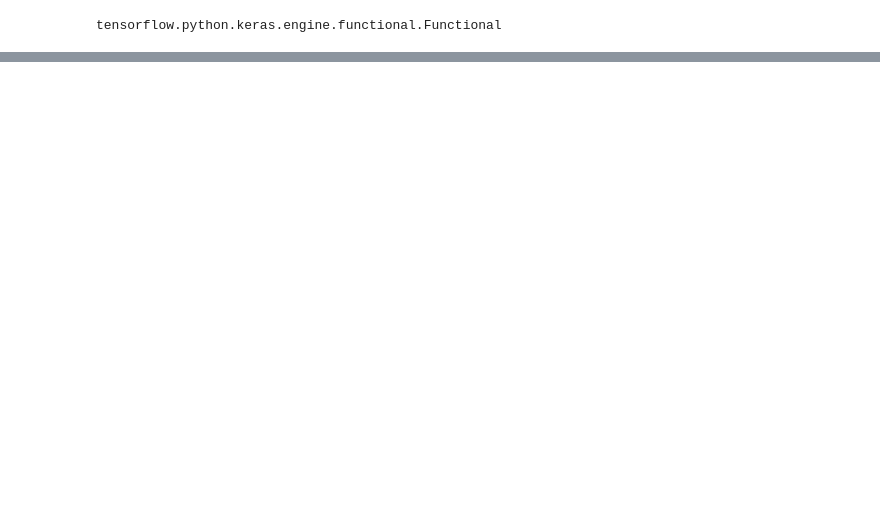
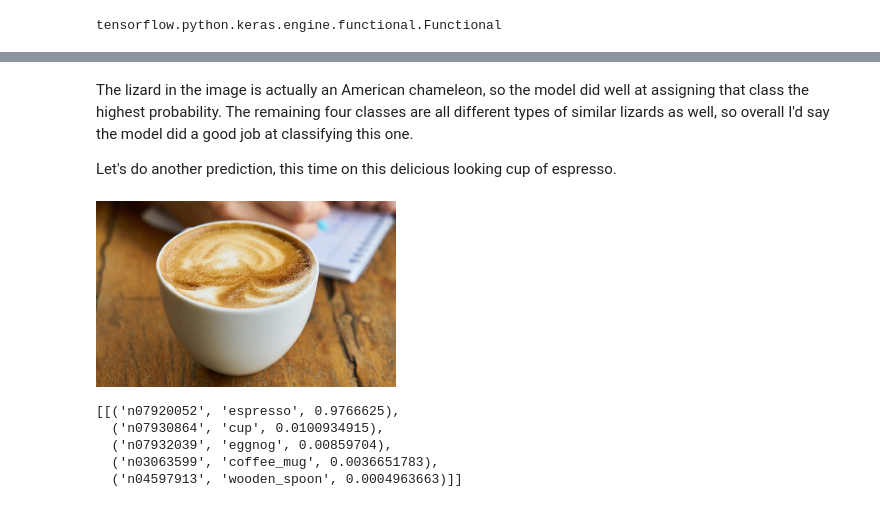
Before and after one commit to M-Ghodrat/CS-Tutorial, a Jupyter notebook: Extra/Keras.ipynb, the cells around one changed output, grey strips where cells are left out. Drawn from its saved outputs; the diff is of its cells as text; code cells hidden in the pictures; blank space fills up the shorter version.

```diff
--- a/Extra/Keras.ipynb
+++ b/Extra/Keras.ipynb
@@ -962,0 +1642,19 @@ import matplotlib.pyplot as plt
+# %% [markdown]
+The lizard in the image is actually an American chameleon, so the model did well at assigning that class the highest probability. The remaining four classes are all different types of similar lizards as well, so overall I'd say the model did a good job at classifying this one.
+
+Let's do another prediction, this time on this delicious looking cup of espresso.
+# %%
+Image(filename='../../Image-Classification/data/MobileNet-samples/2.PNG', width=300,height=200)
+# %% [output]
+[figure, added]
+# %%
+preprocessed_image = prepare_image('2.PNG')
+predictions = mobile.predict(preprocessed_image)
+results = imagenet_utils.decode_predictions(predictions)
+results
+# %% [output]
+[[('n07920052', 'espresso', 0.9766625),
+  ('n07930864', 'cup', 0.0100934915),
+  ('n07932039', 'eggnog', 0.00859704),
+  ('n03063599', 'coffee_mug', 0.0036651783),
+  ('n04597913', 'wooden_spoon', 0.0004963663)]]
```
Also changed, not shown: parts of 195 cells of this notebook.
